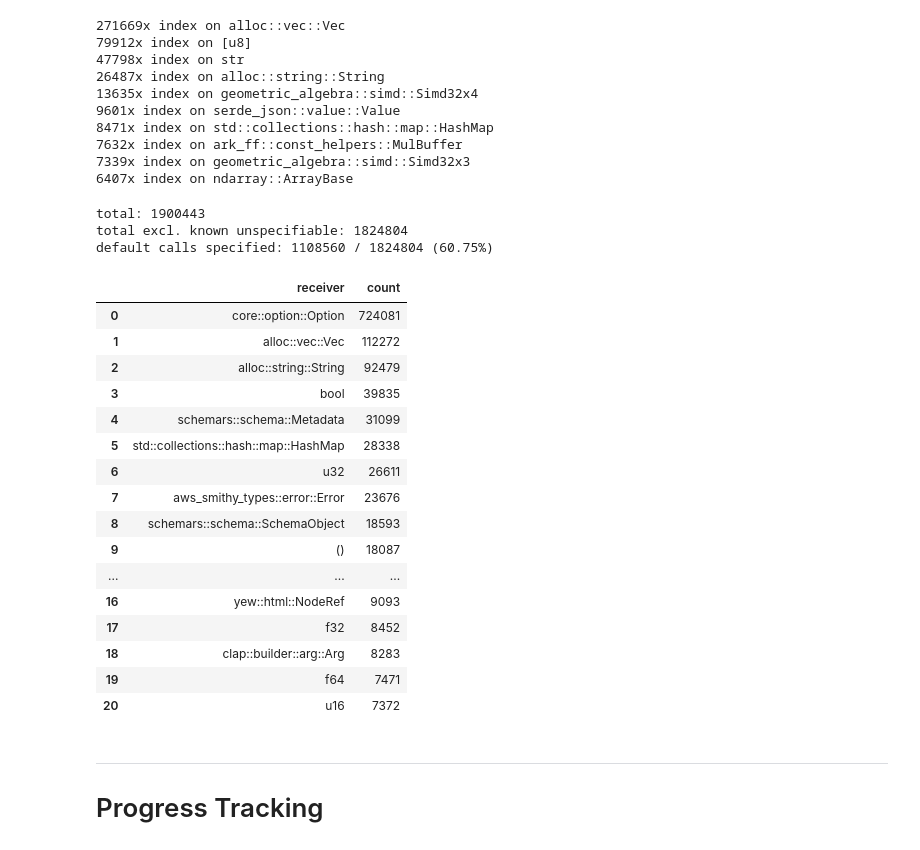
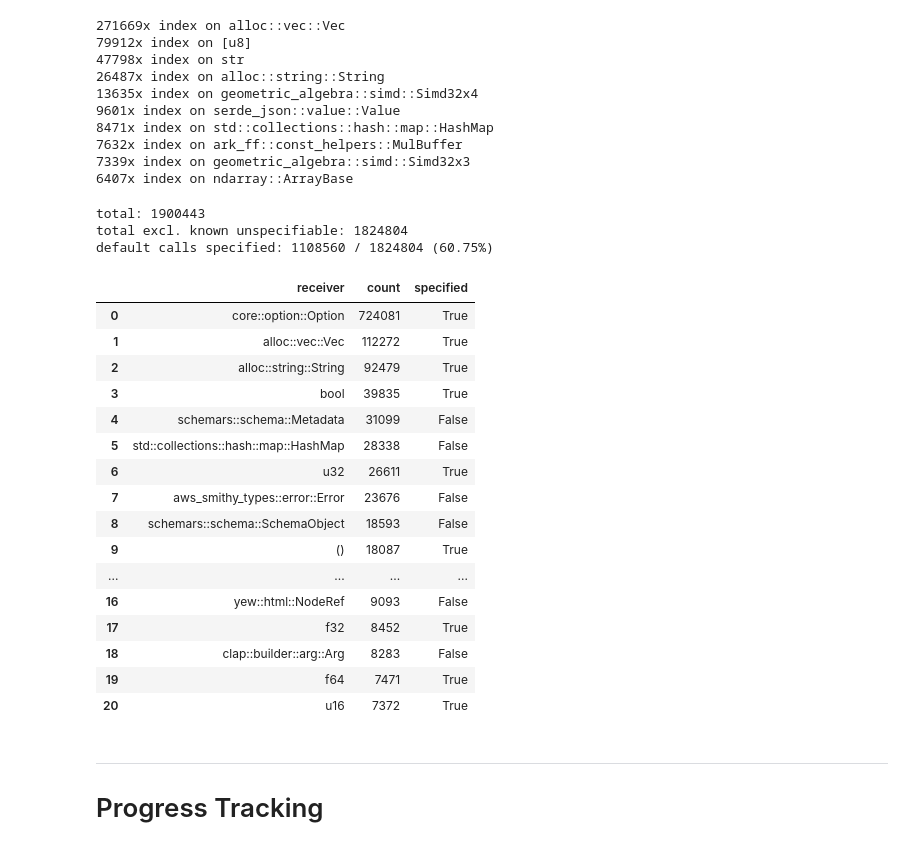
Before and after one commit to juliand665/qrates-eval, a Jupyter notebook: reports/call_target.ipynb, the cells around one changed output. Saved outputs shown, nothing was run; the diff lists cells and outputs as text; code cells hidden in the pictures.

```diff
--- a/reports/call_target.ipynb
+++ b/reports/call_target.ipynb
@@ -253,42 +253,42 @@ for receiver, count in sum_counts(index_calls, ['receiver']).values[:10]:
 # %%
 with open("known_defaults.txt") as f:
 	known_default_types = set(line.strip() for line in f.readlines())
 
 default_calls = all_calls[all_calls['target'] == 'core::default::Default::default']
 default_counts = sum_counts(default_calls, ['receiver'])
 
 print(f"total: {default_counts['count'].sum()}")
 default_counts.drop(default_counts[default_counts['receiver'].str.isupper()].index, inplace=True)
 default_counts.reset_index(drop=True, inplace=True)
 print(f"total excl. known unspecifiable: {default_counts['count'].sum()}")
 
-known = default_counts[default_counts['receiver'].isin(known_default_types)]['count'].sum()
+default_counts['specified'] = default_counts['receiver'].isin(known_default_types)
+known = default_counts[default_counts['specified']]['count'].sum()
 total = default_counts['count'].sum()
 print(f"default calls specified: {known} / {total} ({known / total * 100:.2f}%)")
 
-default_counts['specified'] = default_counts['receiver'].isin(known_default_types)
 default_counts.loc[:20]
 # %% [output]
 total: 1900443
 total excl. known unspecifiable: 1824804
 default calls specified: 1108560 / 1824804 (60.75%)
-|  | receiver | count |
-| 0 | core::option::Option | 724081 |
-| 1 | alloc::vec::Vec | 112272 |
-| 2 | alloc::string::String | 92479 |
-| 3 | bool | 39835 |
-| 4 | schemars::schema::Metadata | 31099 |
-| 5 | std::collections::hash::map::HashMap | 28338 |
-| 6 | u32 | 26611 |
-| 7 | aws_smithy_types::error::Error | 23676 |
-| 8 | schemars::schema::SchemaObject | 18593 |
-| 9 | () | 18087 |
-| ... | ... | ... |
-| 16 | yew::html::NodeRef | 9093 |
-| 17 | f32 | 8452 |
-| 18 | clap::builder::arg::Arg | 8283 |
-| 19 | f64 | 7471 |
-| 20 | u16 | 7372 |
+|  | receiver | count | specified |
+| 0 | core::option::Option | 724081 | True |
+| 1 | alloc::vec::Vec | 112272 | True |
+| 2 | alloc::string::String | 92479 | True |
+| 3 | bool | 39835 | True |
+| 4 | schemars::schema::Metadata | 31099 | False |
+| 5 | std::collections::hash::map::HashMap | 28338 | False |
+| 6 | u32 | 26611 | True |
+| 7 | aws_smithy_types::error::Error | 23676 | False |
+| 8 | schemars::schema::SchemaObject | 18593 | False |
+| 9 | () | 18087 | True |
+| ... | ... | ... | ... |
+| 16 | yew::html::NodeRef | 9093 | False |
+| 17 | f32 | 8452 | True |
+| 18 | clap::builder::arg::Arg | 8283 | False |
+| 19 | f64 | 7471 | True |
+| 20 | u16 | 7372 | True |
 # %% [markdown]
 ---
 
```
Also changed, not shown: parts of 1 cell of this notebook.
